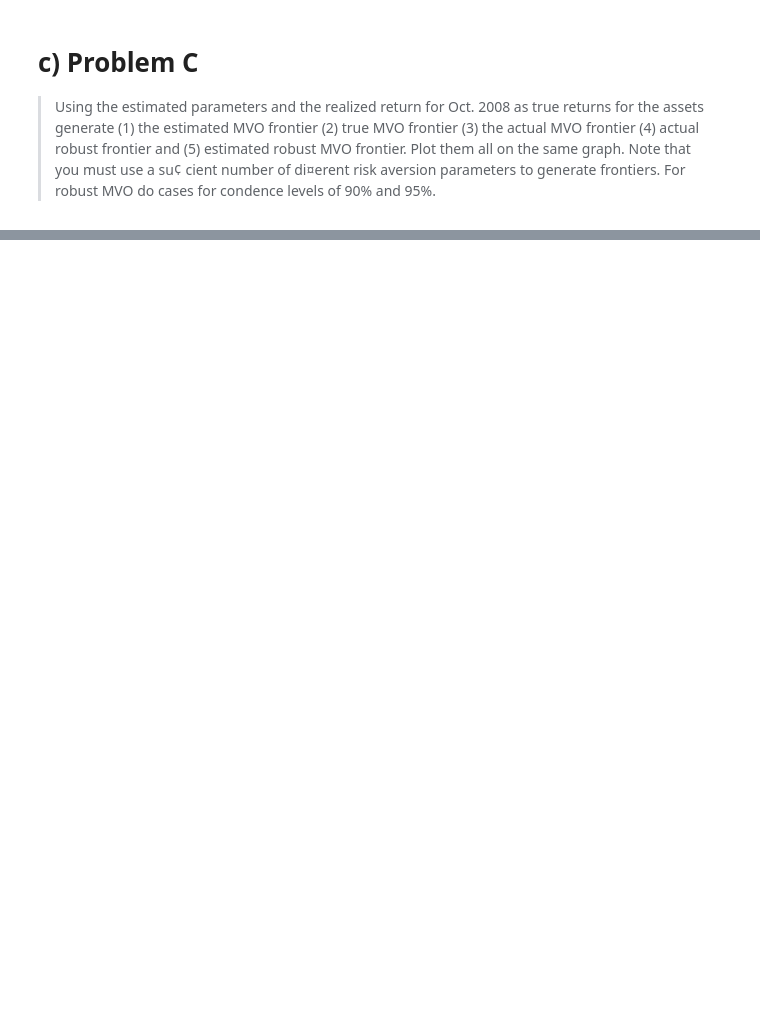
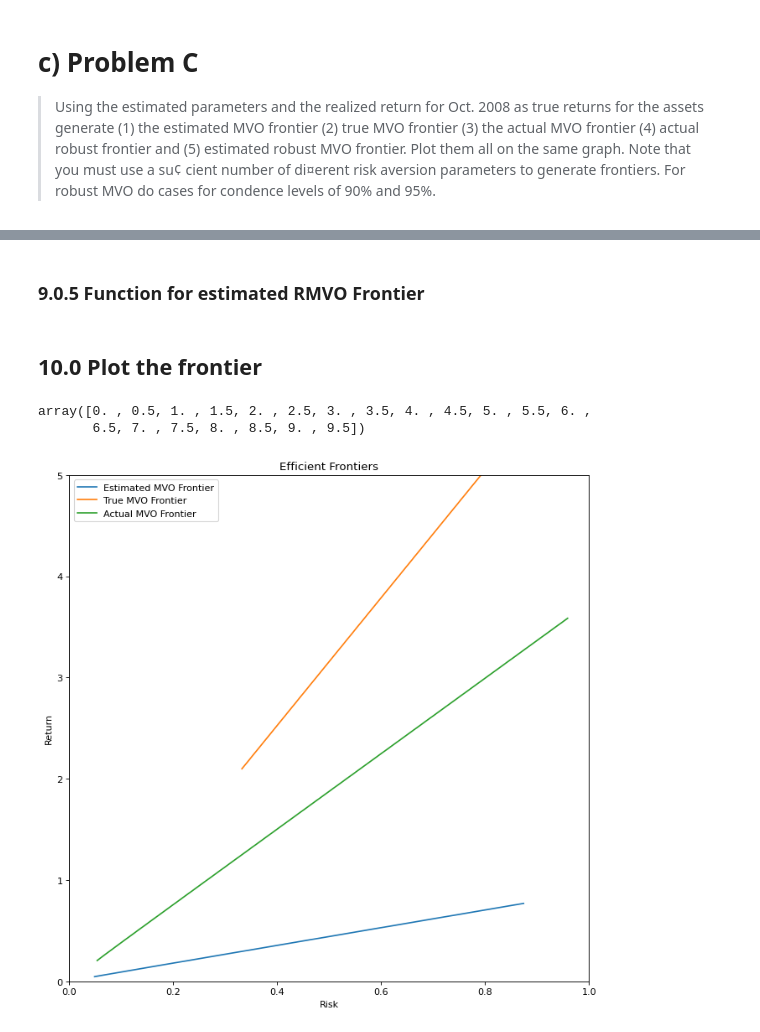
Before and after one commit to YixiaoHong/Finencial-Engineering-P1, a Jupyter notebook: project11.ipynb, the cells around one changed output, grey strips where cells are left out. Cells and saved outputs as stored; diff of their text form; code cells hidden in the pictures; blank space fills up the shorter version.

```diff
--- a/project11.ipynb
+++ b/project11.ipynb
@@ -873,0 +971,12 @@
+# %%
+def MVO_true_frontier(λ):
+  f = -1*np.array(df_r_oct_2008)[0]
+  A = np.zeros(20)
+  b = 0.
+  Aeq = np.ones(20)
+  beq = np.array([1.])
+  Q = 2*λ*r_sample_cov_till_oct
+  x_p1_mvo = solve_qp(Q, f, A, b, Aeq, beq, solver='quadprog')
+  r = float(np.dot(np.array(df_r_oct_2008),x_p1_mvo))
+  std = np.sqrt(np.dot(np.dot(x_p1_mvo.T,r_sample_cov_till_oct),x_p1_mvo))
+  return r, std
@@ -873,0 +985,12 @@
+# %%
+def MVO_actual_frontier(λ):
+  f = -1*np.array(r_sample_means)
+  A = np.zeros(20)
+  b = 0.
+  Aeq = np.ones(20)
+  beq = np.array([1.])
+  Q = 2*λ*r_sample_cov
+  x_p1_mvo = solve_qp(Q, f, A, b, Aeq, beq, solver='quadprog')
+  r = float(np.dot(np.array(df_r_oct_2008),x_p1_mvo))
+  std = np.sqrt(np.dot(np.dot(x_p1_mvo.T,r_sample_cov_till_oct),x_p1_mvo))
+  return r, std
@@ -873,0 +1023,2 @@
+# %% [markdown]
+### 9.0.5 Function for estimated RMVO Frontier
@@ -873,0 +1049,8 @@
+# %% [markdown]
+## 10.0 Plot the frontier
+# %%
+lambda_list = np.arange(0.,10.,0.5)
+lambda_list
+# %% [output]
+array([0. , 0.5, 1. , 1.5, 2. , 2.5, 3. , 3.5, 4. , 4.5, 5. , 5.5, 6. ,
+       6.5, 7. , 7.5, 8. , 8.5, 9. , 9.5])
@@ -873,0 +1161,14 @@
+# %%
+plt.figure(num=None, figsize=(10, 10), dpi=80, facecolor='w', edgecolor='k')
+plt.plot(std_list_estimated_mvo,r_list_estimated_mvo, '-', label="Estimated MVO Frontier")
+plt.plot(std_list_true_mvo,r_list_true_mvo, '-', label="True MVO Frontier")
+plt.plot(std_list_actual_mvo,r_list_actual_mvo, '-', label="Actual MVO Frontier")
+plt.xlim((0,1))
+plt.ylim((0,5))
+plt.xlabel("Risk")
+plt.ylabel("Return")
+plt.title("Efficient Frontiers")
+plt.legend(loc= "best")
+plt.show()
+# %% [output]
+[figure, added]
```
Also changed, not shown: parts of 36 cells of this notebook.
